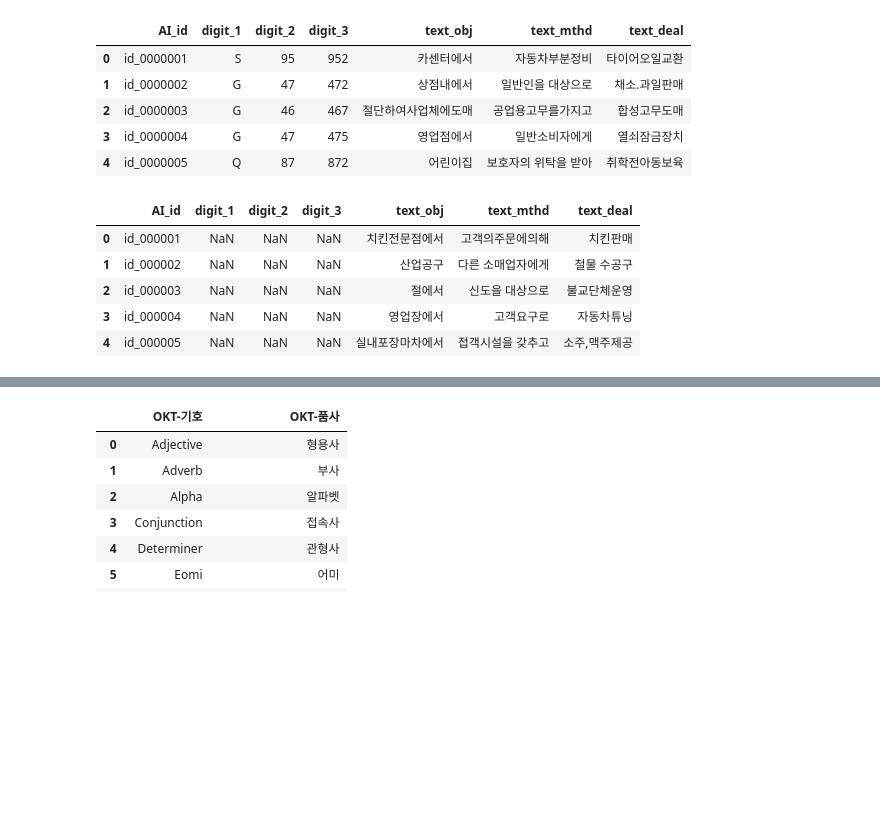
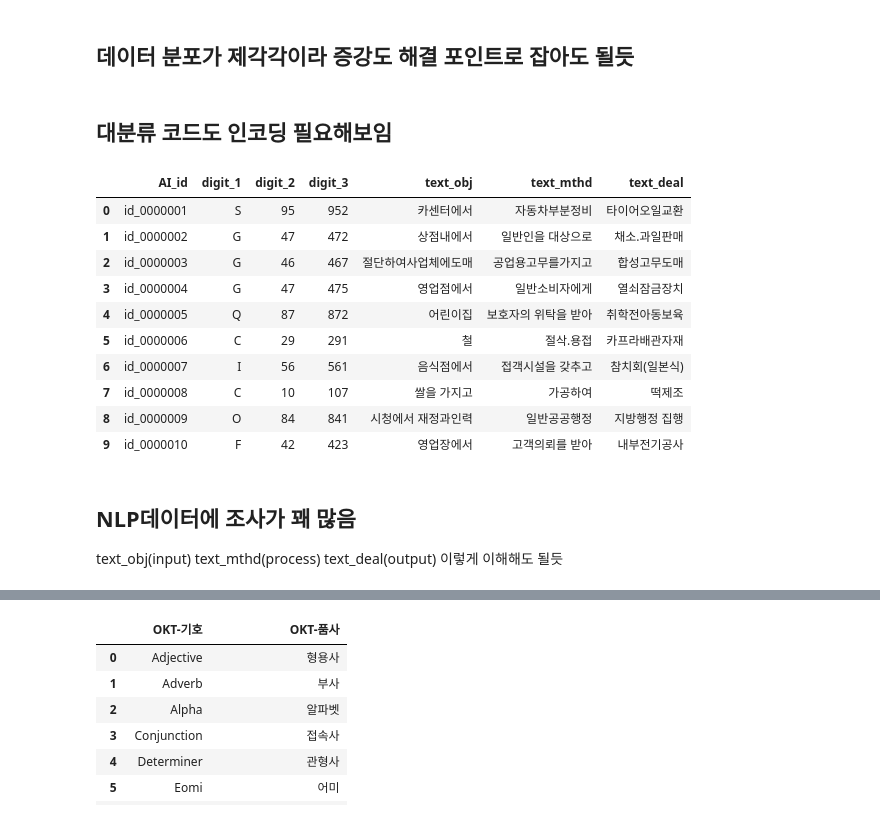
Before and after one commit to rootofdata/NLP_AI_Industry_classification, a Jupyter notebook: literacy.ipynb, the cells around one changed output, grey strips where cells are left out. Drawn from its saved outputs; the diff is of its cells as text; code cells hidden in the pictures; blank space fills up the shorter version.

```diff
--- a/literacy.ipynb
+++ b/literacy.ipynb
@@ -7,4 +14,4 @@ import matplotlib.pylab as plt
 # %%
-data= pd.read_csv('C:/Users/dudtj/OneDrive - 숭실대학교 - Soongsil University/Desktop/CL/python/kostat_AI_contest/실습용 자료/1. 실습용자료.txt', sep ='|',encoding='CP949', header=0)
+data= pd.read_csv('/content/drive/MyDrive/통계청_AI경진대회/실습용 자료/1. 실습용자료.txt', sep ='|',encoding='CP949', header=0)
 
-submission= pd.read_csv('C:/Users/dudtj/OneDrive - 숭실대학교 - Soongsil University/Desktop/CL/python/kostat_AI_contest/모델 개발용 자료/2. 모델개발용자료.txt', sep ='|',encoding='CP949', header=0)
+submission= pd.read_csv('/content/drive/MyDrive/통계청_AI경진대회/모델 개발용 자료/2. 모델개발용자료.txt', sep ='|',encoding='CP949', header=0)
@@ -11,21 +65,25 @@ submission= pd.read_csv('C:/Users/dudtj/OneDrive - 숭실대학교 - Soongsil Un
+# %% [markdown]
+## 데이터 분포가 제각각이라 증강도 해결 포인트로 잡아도 될듯
+# %% [markdown]
+## 대분류 코드도 인코딩 필요해보임
 # %%
-data.head()
+data.head(10)
 # %% [output]
 |  | AI_id | digit_1 | digit_2 | digit_3 | text_obj | text_mthd | text_deal |
 | 0 | id_0000001 | S | 95 | 952 | 카센터에서 | 자동차부분정비 | 타이어오일교환 |
 | 1 | id_0000002 | G | 47 | 472 | 상점내에서 | 일반인을 대상으로 | 채소.과일판매 |
 | 2 | id_0000003 | G | 46 | 467 | 절단하여사업체에도매 | 공업용고무를가지고 | 합성고무도매 |
 | 3 | id_0000004 | G | 47 | 475 | 영업점에서 | 일반소비자에게 | 열쇠잠금장치 |
 | 4 | id_0000005 | Q | 87 | 872 | 어린이집 | 보호자의 위탁을 받아 | 취학전아동보육 |
+| 5 | id_0000006 | C | 29 | 291 | 철 | 절삭.용접 | 카프라배관자재 |
+| 6 | id_0000007 | I | 56 | 561 | 음식점에서 | 접객시설을 갖추고 | 참치회(일본식) |
+| 7 | id_0000008 | C | 10 | 107 | 쌀을 가지고 | 가공하여 | 떡제조 |
+| 8 | id_0000009 | O | 84 | 841 | 시청에서 재정과인력 | 일반공공행정 | 지방행정 집행 |
+| 9 | id_0000010 | F | 42 | 423 | 영업장에서 | 고객의뢰를 받아 | 내부전기공사 |
-# %%
-submission.head()
-# %% [output]
-|  | AI_id | digit_1 | digit_2 | digit_3 | text_obj | text_mthd | text_deal |
-| 0 | id_000001 | NaN | NaN | NaN | 치킨전문점에서 | 고객의주문에의해 | 치킨판매 |
-| 1 | id_000002 | NaN | NaN | NaN | 산업공구 | 다른 소매업자에게 | 철물 수공구 |
-| 2 | id_000003 | NaN | NaN | NaN | 절에서 | 신도을 대상으로 | 불교단체운영 |
-| 3 | id_000004 | NaN | NaN | NaN | 영업장에서 | 고객요구로 | 자동차튜닝 |
-| 4 | id_000005 | NaN | NaN | NaN | 실내포장마차에서 | 접객시설을 갖추고 | 소주,맥주제공 |
+# %% [markdown]
+## NLP데이터에 조사가 꽤 많음
+text_obj(input)	text_mthd(process)	text_deal(output)
+이렇게 이해해도 될듯
 # %%
 col = ['text_obj','text_mthd','text_deal']
 NLP = data[col].apply(lambda row: ' '.join(row.values.astype(str)), axis=1)
```
Also changed, not shown: parts of 38 cells of this notebook.
